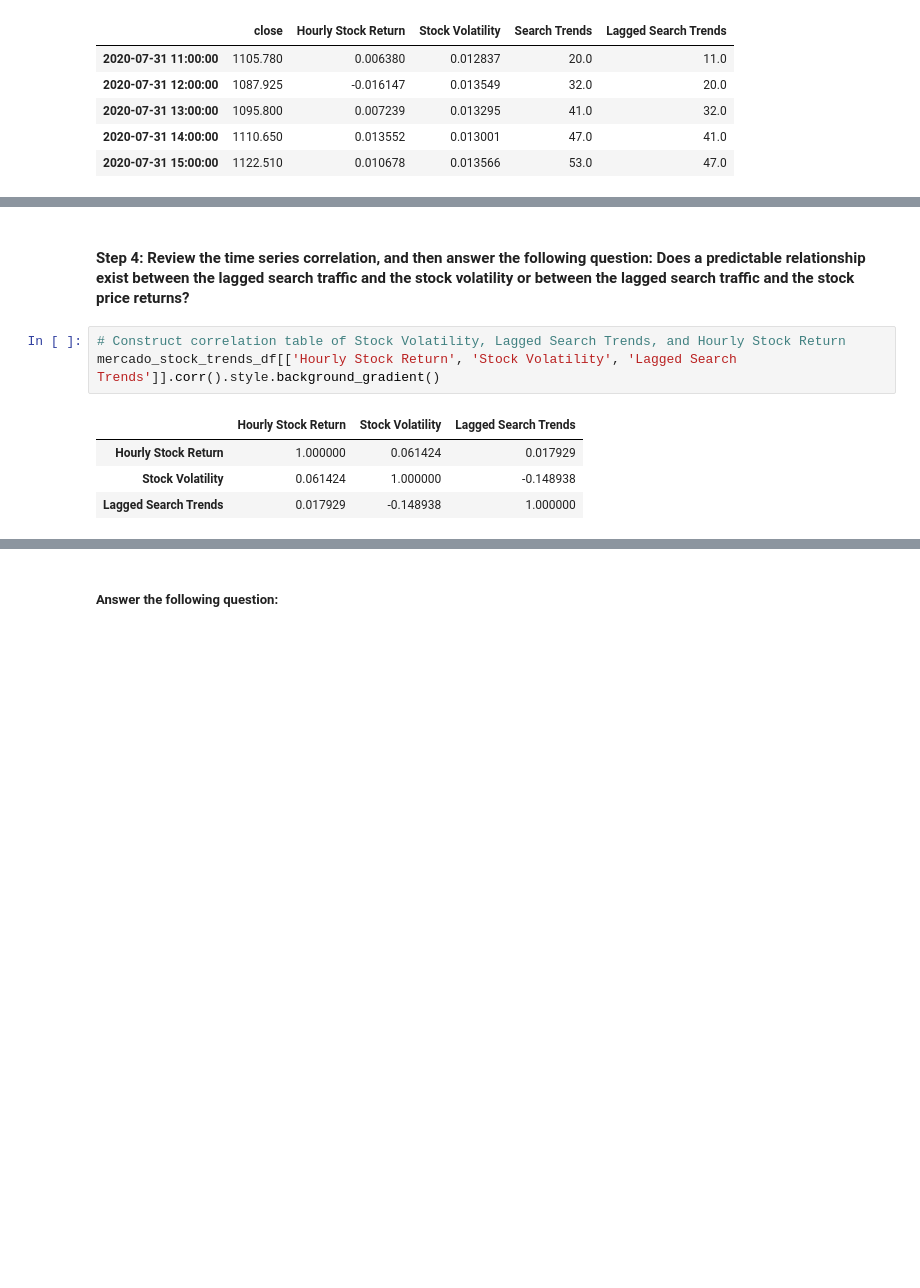
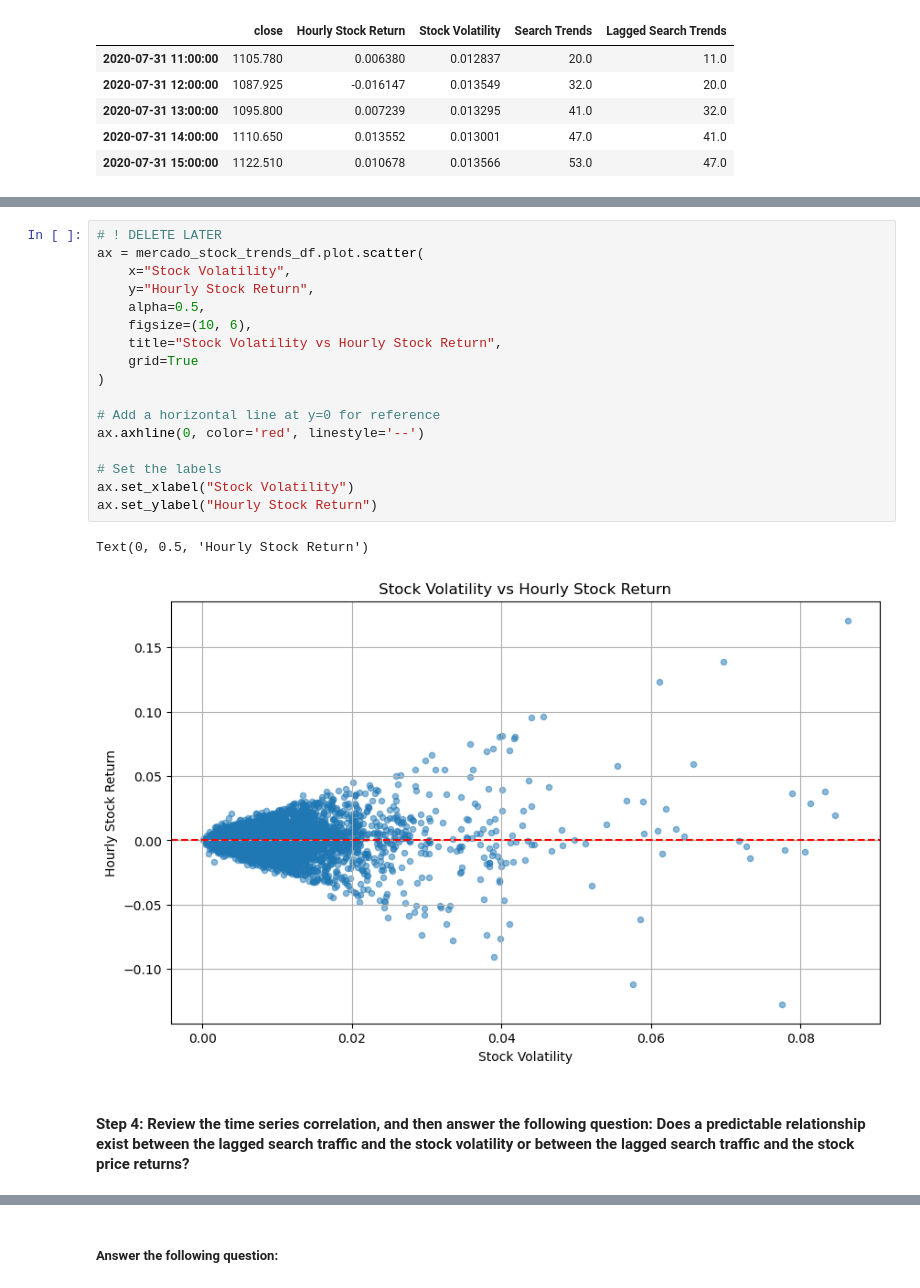
Before and after one commit to rune-encoder/prophet-challenge, a Jupyter notebook: forecasting_net_prophet.ipynb, the cells around one changed output, grey strips where cells are left out. Cells and saved outputs as stored; diff of their text form; blank space fills up the shorter version.

```diff
--- a/forecasting_net_prophet.ipynb
+++ b/forecasting_net_prophet.ipynb
@@ -575,10 +624,22 @@ Shape: (7067, 5)
+# %%
+# ! DELETE LATER
+ax = mercado_stock_trends_df.plot.scatter(
+    x="Stock Volatility",
+    y="Hourly Stock Return",
+    alpha=0.5,
+    figsize=(10, 6),
+    title="Stock Volatility vs Hourly Stock Return",
+    grid=True
+)
+
+# Add a horizontal line at y=0 for reference
+ax.axhline(0, color='red', linestyle='--')
+
+# Set the labels
+ax.set_xlabel("Stock Volatility")
+ax.set_ylabel("Hourly Stock Return")
+# %% [output]
+Text(0, 0.5, 'Hourly Stock Return')
+[figure, added]
 # %% [markdown]
 #### Step 4: Review the time series correlation, and then answer the following question: Does a predictable relationship exist between the lagged search traffic and the stock volatility or between the lagged search traffic and the stock price returns?
-# %%
-# Construct correlation table of Stock Volatility, Lagged Search Trends, and Hourly Stock Return
-mercado_stock_trends_df[['Hourly Stock Return', 'Stock Volatility', 'Lagged Search Trends']].corr().style.background_gradient()
-# %% [output]
-|  | Hourly Stock Return | Stock Volatility | Lagged Search Trends |
-| Hourly Stock Return | 1.000000 | 0.061424 | 0.017929 |
-| Stock Volatility | 0.061424 | 1.000000 | -0.148938 |
-| Lagged Search Trends | 0.017929 | -0.148938 | 1.000000 |
```
Also changed, not shown: parts of 11 cells of this notebook.
